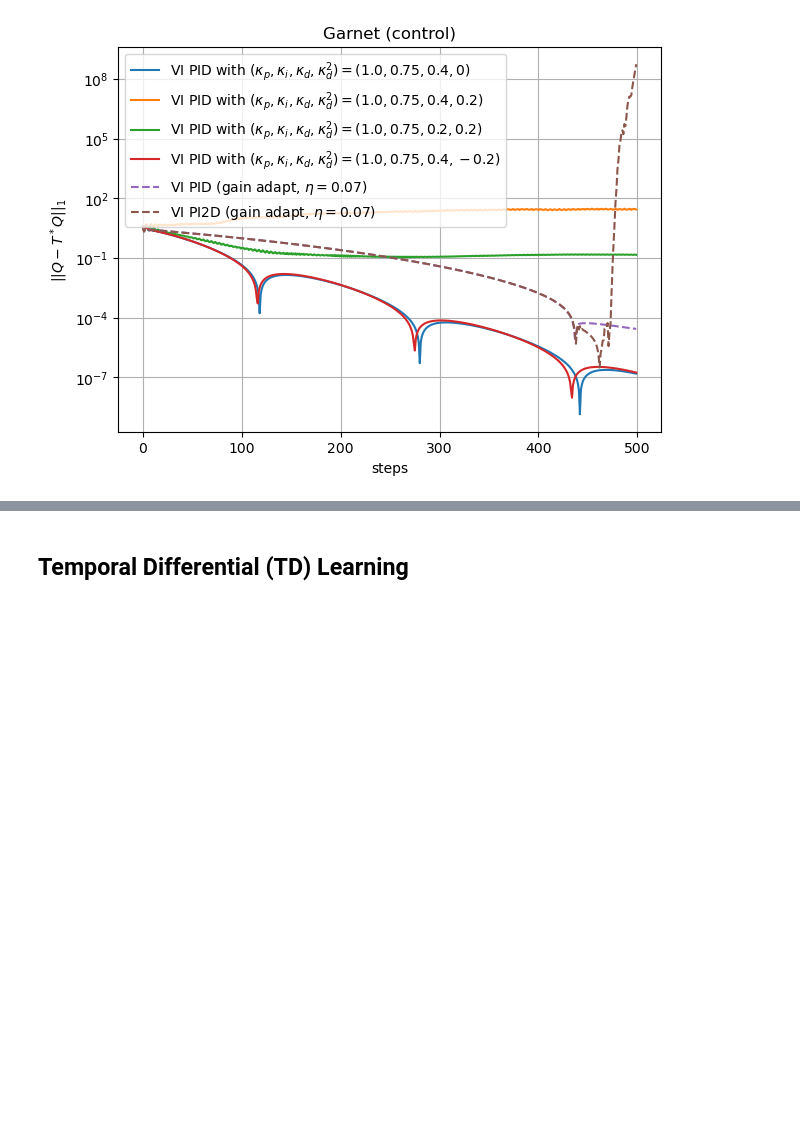
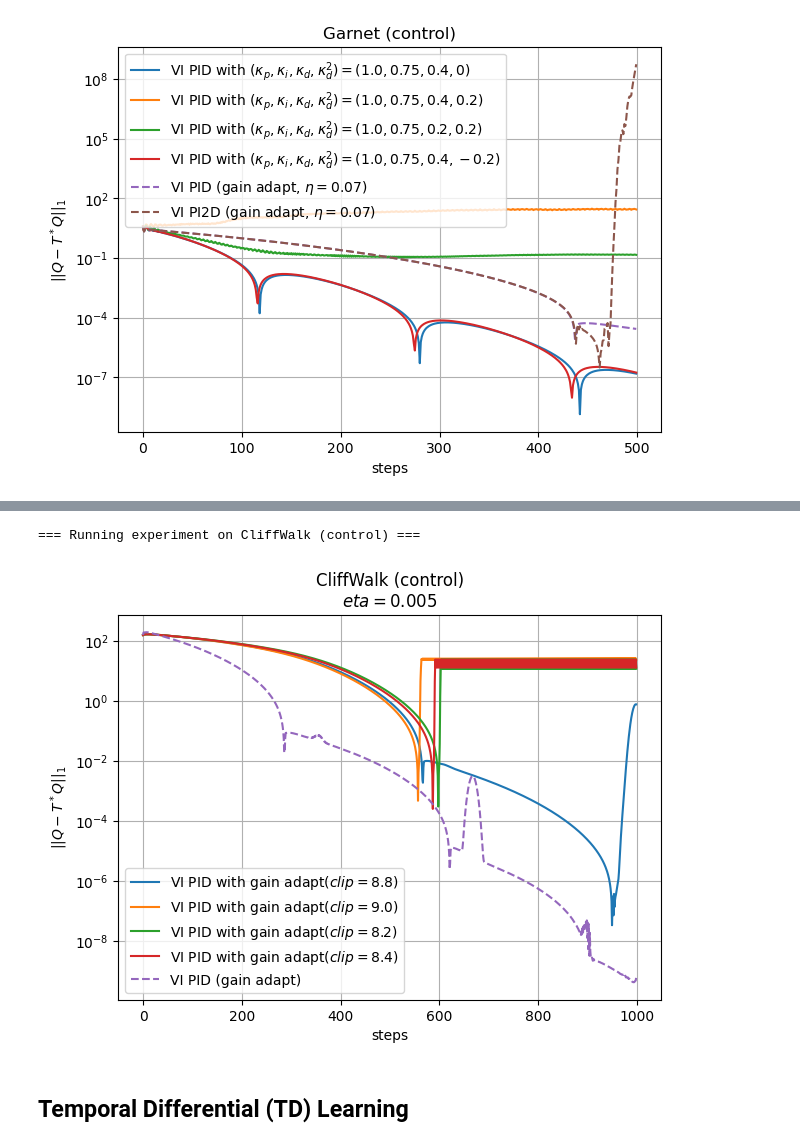
Before and after one commit to ThomasLgll/project-final-inf8250ae, a Jupyter notebook: INF8250AE_Project_V2.ipynb, the cells around one changed output, grey strips where cells are left out. Drawn from its saved outputs; the diff is of its cells as text; code cells hidden in the pictures; blank space fills up the shorter version.

```diff
--- a/INF8250AE_Project_V2.ipynb
+++ b/INF8250AE_Project_V2.ipynb
@@ -729,3 +695,77 @@ plt.show()
+# %%
+# global gamma for compute_A_pi_g function
+global gamma
+gamma = 0.99
+
+def run_and_plot(
+    env,
+    env_name,
+    eta = 1e-5
+):
+
+    print(f"\n=== Running experiment on {env_name} ===")
+
+
+    # PID controller with roughly paper values
+    pid_controllers = set()
+    pid_controllers.add(TanhPID(kp=1.0, ki=0, kd=0, alpha=0.05, beta=0.95, clip = 8.2))
+    pid_controllers.add(TanhPID(kp=1.0, ki=0, kd=0, alpha=0.05, beta=0.95, clip = 8.4))
+    pid_controllers.add(TanhPID(kp=1.0, ki=0, kd=0, alpha=0.05, beta=0.95, clip = 8.8))
+    pid_controllers.add(TanhPID(kp=1.0, ki=0, kd=0, alpha=0.05, beta=0.95, clip = 9.0))
+
+    plt.figure(figsize=(7, 5))
+
+    # run PID-TD
+    for pid_controller in pid_controllers:
+        res = pid_vi_control(
+            env,
+            pid_controller,
+            steps=1000,
+            gamma=gamma,
+            eta = eta,
+            update_params = True
+        )
+        plt.plot(res['traj'], label=f'VI PID with gain adapt$(clip = {pid_controller.clip}$)')
+
+    vi_controller = PIDController(kp=1.0, ki=0, kd=0, alpha=0.05, beta=0.95)
+
+    res_basic = pid_vi_control(
+        env,
+        vi_controller,
+        steps=1000,
+        gamma=gamma,
+        update_params=True,
+        eta = eta
+    )
+
+    # ---- PLOT ----
+    plt.plot(res_basic['traj'], "--" , label=f'VI PID (gain adapt)')
+    plt.xlabel('steps')
+    plt.ylabel('$||Q - T^*Q||_1$')
+    plt.yscale('log')
+    plt.title(env_name + f'\n$eta = {eta}$')
+    plt.legend()
+    plt.grid(True)
+    plt.show()
+
+
+
+# === RUN BOTH ENVIRONMENTS ===
+
+# 1) ChainWalk
+# env_chain = ChainWalk(n=50)
+# run_and_plot(env_chain, "ChainWalk (control)", 0.1)
+
+# 2) CliffWalk
+env_cliff = CliffWalk()
+run_and_plot(env_cliff, "CliffWalk (control)", eta = 5e-3)
+
+# 3) Garnet
+# env_cliff = Garnet()
+# run_and_plot(env_cliff, "Garnet (control)", eta = 0.07)
+# %% [output]
+=== Running experiment on CliffWalk (control) ===
+[figure, added]
 # %% [markdown]
 ## Temporal Differential (TD) Learning
 # %%
```
Also changed, not shown: parts of 1 cell of this notebook.
